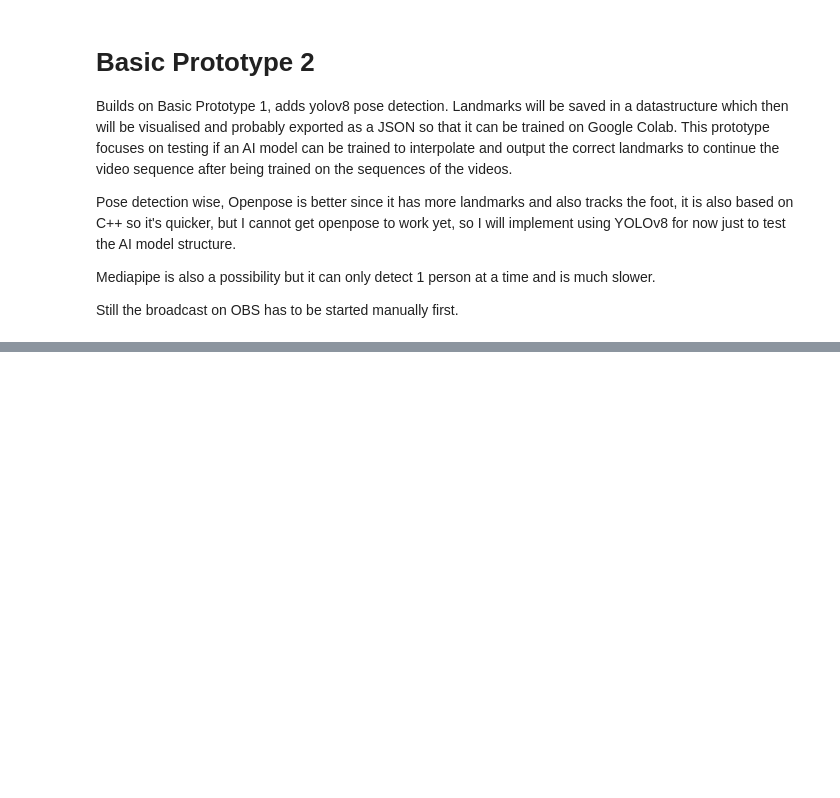
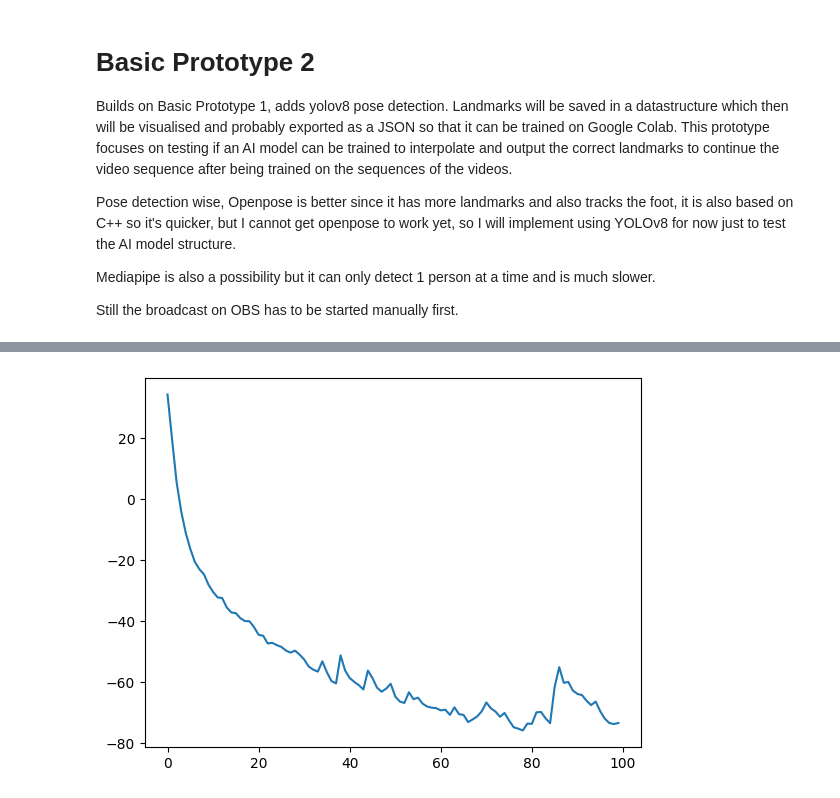
Before and after one commit to moonrabbitt/emotionmotion_transformer, a Jupyter notebook: notebooks/prototypes/basic-prototype-2.ipynb, the cells around one changed output, grey strips where cells are left out. Cells and saved outputs as stored; diff of their text form; code cells hidden in the pictures; blank space fills up the shorter version.

Commit message:
LSTM works

```diff
--- a/notebooks/prototypes/basic-prototype-2.ipynb
+++ b/notebooks/prototypes/basic-prototype-2.ipynb
@@ -219,0 +276,29 @@ plt.show()
+# %%
+# Training Hyperparameters:
+BATCH_SIZE = 64
+HIDDEN_UNITS = 128 #256
+EPOCHS =  100
+OUTPUT_DIMENSION = 34 # the number of coordinates
+NUMBER_MIXTURES = 10
+
+# Sequential model
+model = Sequential()
+
+# Add two LSTM layers, make sure the input shape of the first one is (?, fit into any sequence length?, 26)
+model.add(LSTM(HIDDEN_UNITS, batch_input_shape=(None,None,OUTPUT_DIMENSION), return_sequences=True))
+model.add(LSTM(HIDDEN_UNITS))
+
+# Here's the MDN layer, need to specify the output dimension (26) and number of mixtures (10)
+model.add(mdn.MDN(OUTPUT_DIMENSION, NUMBER_MIXTURES))
+
+# If you did not want to use an MDN, you could instead add a Dense Layer
+# model.add(Dense(26))
+
+# Now we compile the MDN RNN - need to use a special loss function with the right number of dimensions and mixtures.
+model.compile(loss=mdn.get_mixture_loss_func(OUTPUT_DIMENSION,NUMBER_MIXTURES), optimizer='adam')
+
+# This compiler would be used if we only used a Dense layer instead of the MDN
+# model.compile(optimizer='adam', loss='mean_squared_error')
+
+# Let's see what we have:
+model.summary()
@@ -219,0 +321,3 @@ plt.show()
+# %%
+# Fit the model
+history = model.fit(X, y, batch_size=BATCH_SIZE, epochs=EPOCHS)
@@ -219,0 +342,7 @@ plt.show()
+# %%
+# Plot our loss
+plt.figure()
+plt.plot(history.history['loss'])
+plt.show()
+# %% [output]
+[figure, added]
```
Also changed, not shown: parts of 19 cells of this notebook, 5 other files.
